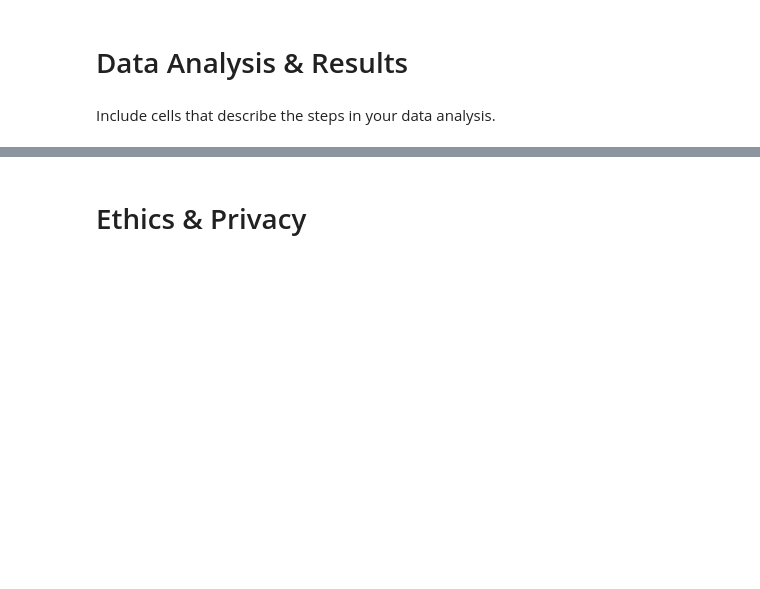
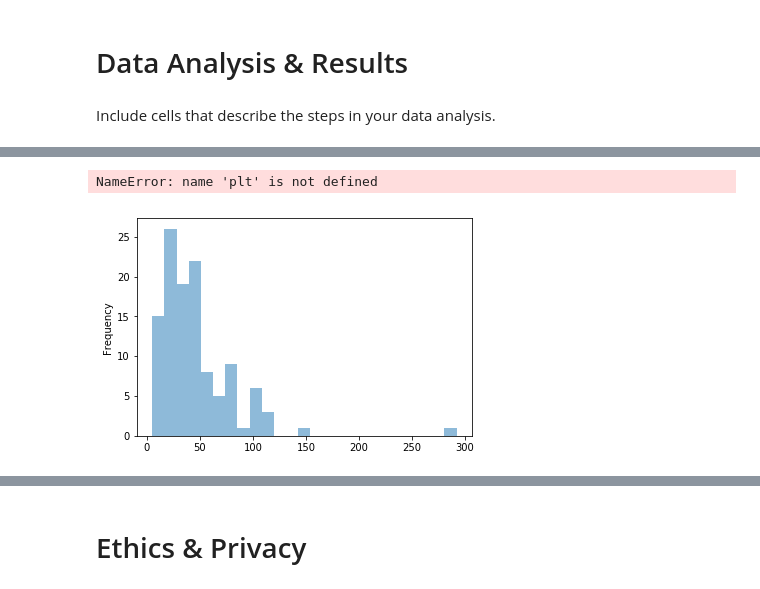
Before and after one commit to annsudhart/politician-tweet-analysis, a Jupyter notebook: data_collection.ipynb, the cells around one changed output, grey strips where cells are left out. Cells and saved outputs as stored; diff of their text form; code cells hidden in the pictures; blank space fills up the shorter version.

Commit message:
used the describe method to list out basic statistical data of number of tweets. Created histograms for the number of tweets each congressman made for the bills

```diff
--- a/data_collection.ipynb
+++ b/data_collection.ipynb
@@ -217,0 +217,5 @@ Include cells that describe the steps in your data analysis.
+# %%
+dataAnalysis = pd.read_csv('tweet_counts.csv')
+dataAnalysis
+x =
+dataAnalysis.describe()
@@ -217,0 +279,6 @@ Include cells that describe the steps in your data analysis.
+# %%
+dataAnalysis['Background Check for Firearms'].plot.hist(bins=25, alpha=0.5)
+f1 = plt.gcf()
+# %% [output]
+NameError: name 'plt' is not defined
+[figure, added]
```
Also changed, not shown: parts of 13 cells of this notebook.
